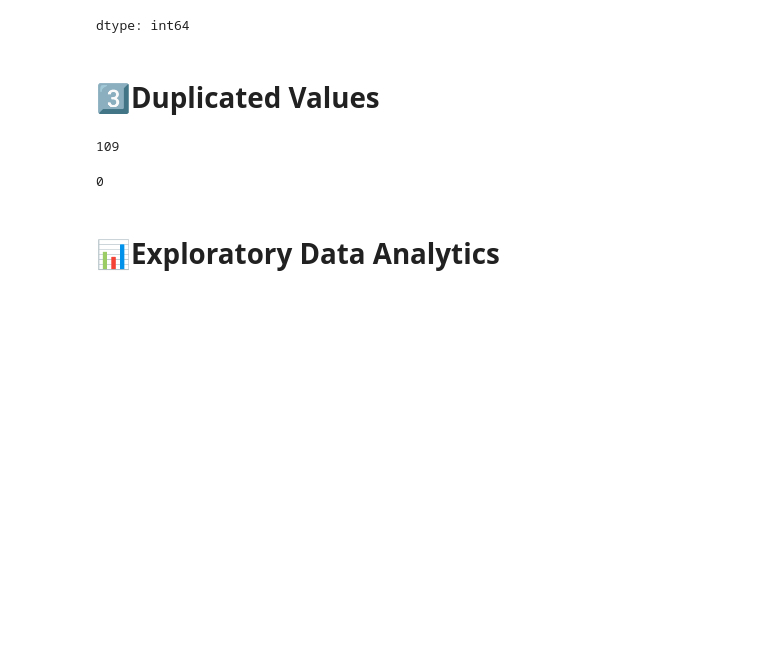
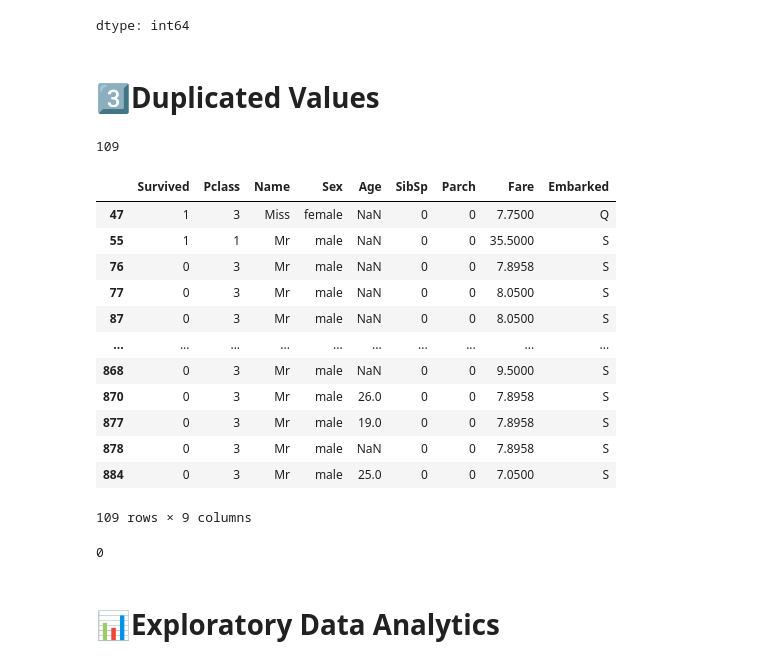
Before and after one commit to sachinvarriar/ML-Tutorials, a Jupyter notebook: titanic_modeling_with_logistic_regression.ipynb, the cells around one changed output. Cells and saved outputs as stored; diff of their text form; code cells hidden in the pictures; blank space fills up the shorter version.

```diff
--- a/titanic_modeling_with_logistic_regression.ipynb
+++ b/titanic_modeling_with_logistic_regression.ipynb
@@ -168,10 +168,29 @@ test2.isna().sum()
 dtype: int64
 # %% [markdown]
 # 3️⃣Duplicated Values
-# %%
-train2.duplicated().sum()
-# %% [output]
-109
+# %%
+T=train2.duplicated()
+train2.duplicated().sum()
+# %% [output]
+109
+# %%
+B=T[T==True]
+# %%
+train1.loc[B.index]
+# %% [output]
+|  | Survived | Pclass | Name | Sex | Age | SibSp | Parch | Fare | Embarked |
+| 47 | 1 | 3 | Miss | female | NaN | 0 | 0 | 7.7500 | Q |
+| 55 | 1 | 1 | Mr | male | NaN | 0 | 0 | 35.5000 | S |
+| 76 | 0 | 3 | Mr | male | NaN | 0 | 0 | 7.8958 | S |
+| 77 | 0 | 3 | Mr | male | NaN | 0 | 0 | 8.0500 | S |
+| 87 | 0 | 3 | Mr | male | NaN | 0 | 0 | 8.0500 | S |
+| ... | ... | ... | ... | ... | ... | ... | ... | ... | ... |
+| 868 | 0 | 3 | Mr | male | NaN | 0 | 0 | 9.5000 | S |
+| 870 | 0 | 3 | Mr | male | 26.0 | 0 | 0 | 7.8958 | S |
+| 877 | 0 | 3 | Mr | male | 19.0 | 0 | 0 | 7.8958 | S |
+| 878 | 0 | 3 | Mr | male | NaN | 0 | 0 | 7.8958 | S |
+| 884 | 0 | 3 | Mr | male | 25.0 | 0 | 0 | 7.0500 | S |
+109 rows × 9 columns
 # %%
 train2.drop_duplicates(inplace=True)
 train2.duplicated().sum()
```
